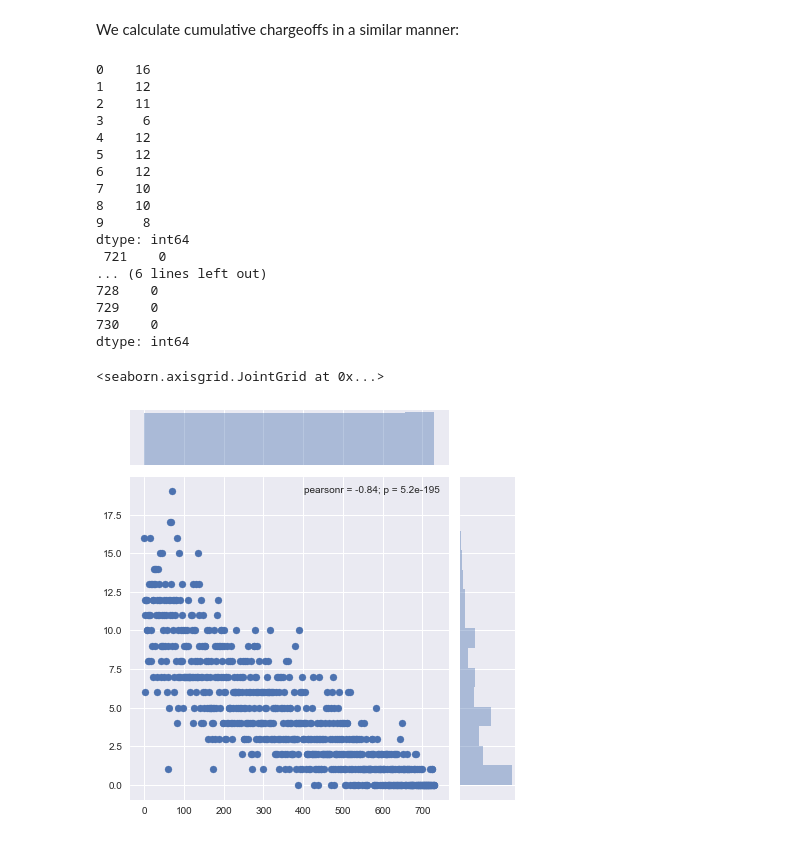
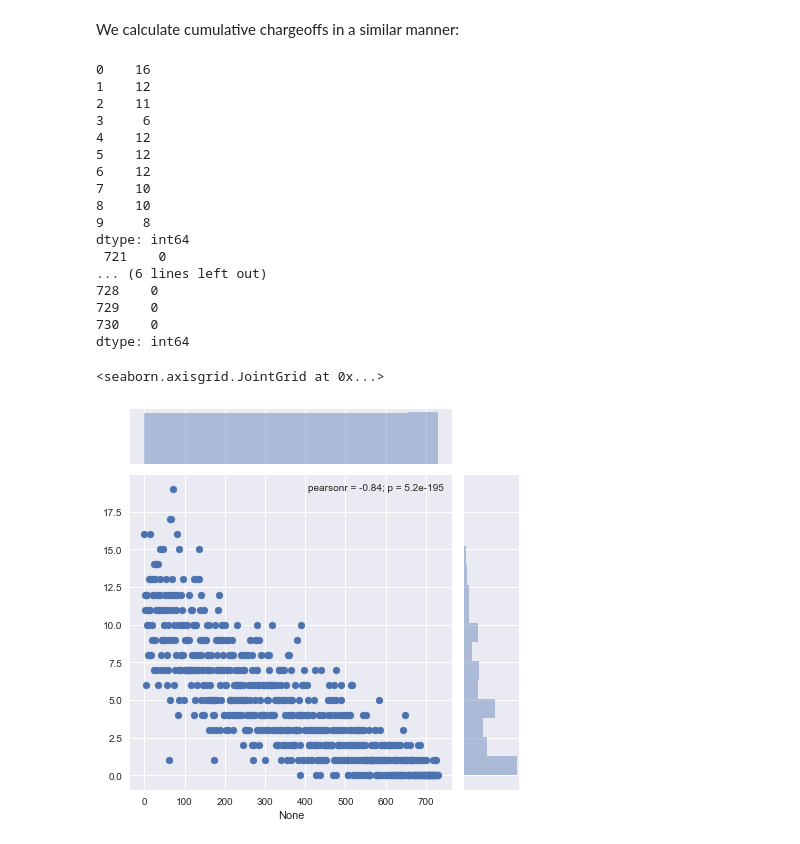
Before and after one commit to welsny/loan-survivorship, a Jupyter notebook: Untitled.ipynb, the cells around one changed output. Saved outputs shown, nothing was run; the diff lists cells and outputs as text; code cells hidden in the pictures.

```diff
--- a/Untitled.ipynb
+++ b/Untitled.ipynb
@@ -86,7 +88,7 @@ for i in range(max(survivors), -1, -1):
     ct[i] += prev
     prev = ct[i]
 
-cum_surv = pd.Series(ct)
+cum_surv = pd.Series({i: ct[i] for i in sorted(ct.keys())})
 print(cum_surv.iloc[:5], '\n', cum_surv.iloc[-5:])
 # cum_surv.plot()
 # %% [output]
@@ -113,35 +115,34 @@ We calculate cumulative chargeoffs in a similar manner:
 # %%
 #asdf = chargeoffs.loc[: , 'days from origination to chargeoff'].cumsum()[::-1]
 #asdf
 chargeoffs['days from origination to chargeoff'].astype(int)
 ct = Counter(chargeoffs['days from origination to chargeoff'])
 
 cum_chrg = pd.Series((ct.get(i, 0) for i in cum_surv.index.values), cum_surv.index)
 
 print(cum_chrg.iloc[:10], '\n', cum_chrg.iloc[-10:])
-#cum_chrg.plot()
 
-sns.jointplot(cum_chrg.index.values, cum_chrg.values)
+sns.jointplot(cum_chrg.index, cum_chrg.values)
 # %% [output]
 0    16
 1    12
 2    11
 3     6
 4    12
 5    12
 6    12
 7    10
 8    10
 9     8
 dtype: int64
  721    0
 ... (6 lines left out)
 728    0
 729    0
 730    0
 dtype: int64
 <seaborn.axisgrid.JointGrid at 0x...>
-[figure, old version]
+[figure, new version]
 # %%
 hazard = cum_chrg / (cum_chrg + cum_surv)
 print(hazard.head(8), hazard.tail(8))
```
Also changed, not shown: parts of 26 cells of this notebook.
